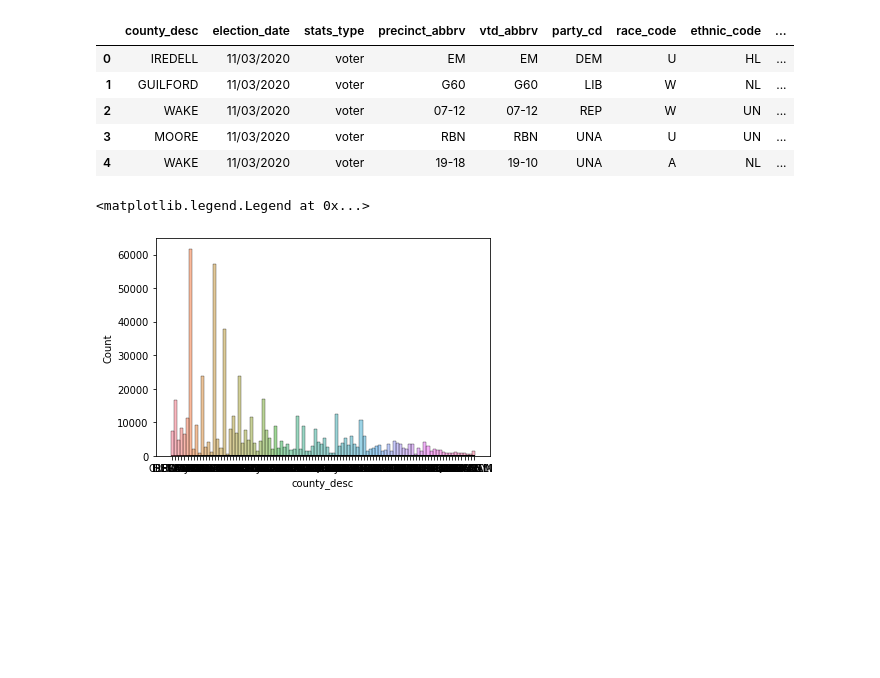
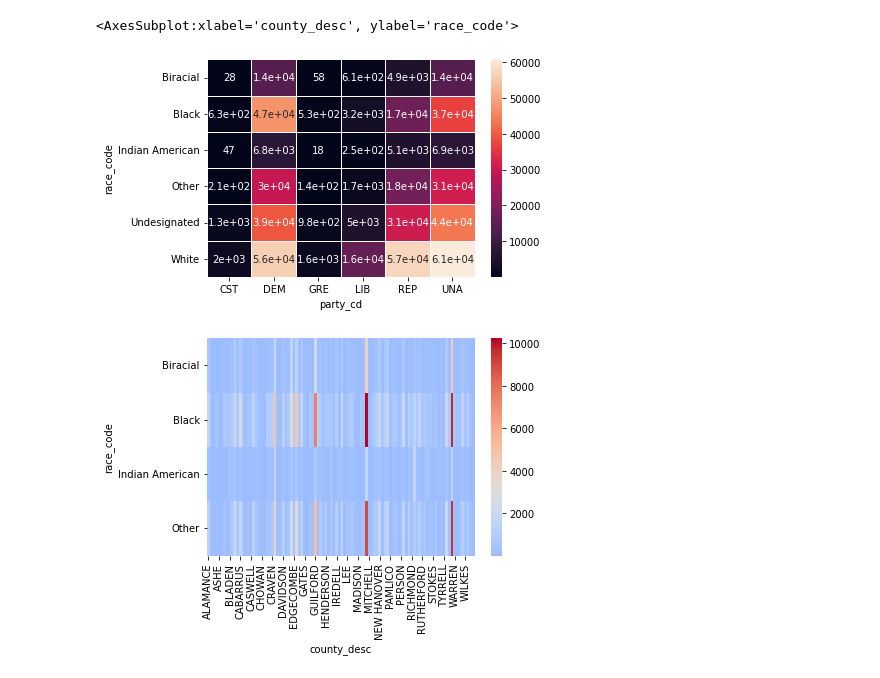
Before and after one commit to shravanvk614/CS-216-Project, a Jupyter notebook: cleaning_voter_demo.ipynb, the cells around one changed output. Drawn from its saved outputs; the diff is of its cells as text; code cells hidden in the pictures; blank space fills up the shorter version.

```diff
--- a/cleaning_voter_demo.ipynb
+++ b/cleaning_voter_demo.ipynb
@@ -29,34 +43,63 @@ voter_data = pd.DataFrame(final_data)
 voter_data = voter_data.rename(columns={0: 'county_desc', 1: 'election_date', 2: 'stats_type', 3: 'precinct_abbrv', 4: 'vtd_abbrv', 5: 'party_cd', 6: 'race_code',
 7: 'ethnic_code', 8: 'sex_code', 9: 'age', 10: 'total_voters', 11: 'update_date'})
 voter_data.head()
+
+"""A	               ASIAN
+B	               BLACK or AFRICAN AMERICAN
+I	               INDIAN AMERICAN or ALASKA NATIVE
+M	               TWO or MORE RACES
+O	               OTHER
+U	               UNDESIGNATED
+W	               WHITE"""
+race_changes = []
+for x in voter_data['race_code']:
+    if x == 'U':
+        race_changes.append('Undesignated')
+    elif x == 'B':
+        race_changes.append('Black')
+    elif x == 'I':
+        race_changes.append('Indian American')
+    elif x == 'M':
+        race_changes.append('Biracial')
+    elif x == 'O':
+        race_changes.append('Other')
+    elif x == 'W':
+        race_changes.append('White')
+    else:
+        race_changes.append(np.NaN)
+voter_data['race_code'] = pd.Series(race_changes)
-# %% [output]
-|  | county_desc | election_date | stats_type | precinct_abbrv | vtd_abbrv | party_cd | race_code | ethnic_code | ... |
-| 0 | IREDELL | 11/03/2020 | voter | EM | EM | DEM | U | HL | ... |
-| 1 | GUILFORD | 11/03/2020 | voter | G60 | G60 | LIB | W | NL | ... |
-| 2 | WAKE | 11/03/2020 | voter | 07-12 | 07-12 | REP | W | UN | ... |
-| 3 | MOORE | 11/03/2020 | voter | RBN | RBN | UNA | U | UN | ... |
-| 4 | WAKE | 11/03/2020 | voter | 19-18 | 19-10 | UNA | A | NL | ... |
 # %%
 '''
 # graphs
 sns.histplot(data = voter_data, x = 'party_cd', hue = 'party_cd')
 
 plt.figure()
 
 sns.histplot(data = voter_data, x = 'race_code', hue = 'race_code')
 
 plt.figure()
 
 sns.histplot(data = voter_data, x = 'county_desc', hue = 'county_desc')
 plt.legend([],[], frameon=False)
 '''
-sorted_total_voters = voter_data.sort_values('total_voters')
+#sorted_total_voters = voter_data.sort_values('total_voters')
 
-sns.histplot(data = sorted_total_voters, x = 'county_desc', hue = 'county_desc')
-plt.legend([],[], frameon=False)
+#sns.histplot(data = sorted_total_voters, x = 'county_desc', hue = 'county_desc')
+#plt.legend([],[], frameon=False)
+race_party = voter_data.pivot_table(index = "race_code", columns = "party_cd", values = "total_voters", aggfunc = 'count')
+county_race = voter_data.pivot_table(index = 'race_code', columns = ['county_desc'], values = 'total_voters', aggfunc = 'count')
+
+county_race = county_race.drop('White')
+county_race = county_race.drop('Undesignated')
+sns.heatmap(race_party, linewidths=1,
+                linecolor='white', annot = True)
+plt.figure()
+sns.color_palette("Spectral", as_cmap=True)
+sns.heatmap(county_race[0:20], linecolor = 'white', annot = False, center = 3000, cmap = 'coolwarm', )
 # %% [output]
-<matplotlib.legend.Legend at 0x...>
+<AxesSubplot:xlabel='county_desc', ylabel='race_code'>
-[figure, old version]
+[figure, new version]
+[figure, added]
 # %%
 #sorted table for potential insertion
 sorted_voter_data = voter_data.sort_values('county_desc')
```
Also changed, not shown: parts of 5 cells of this notebook.
